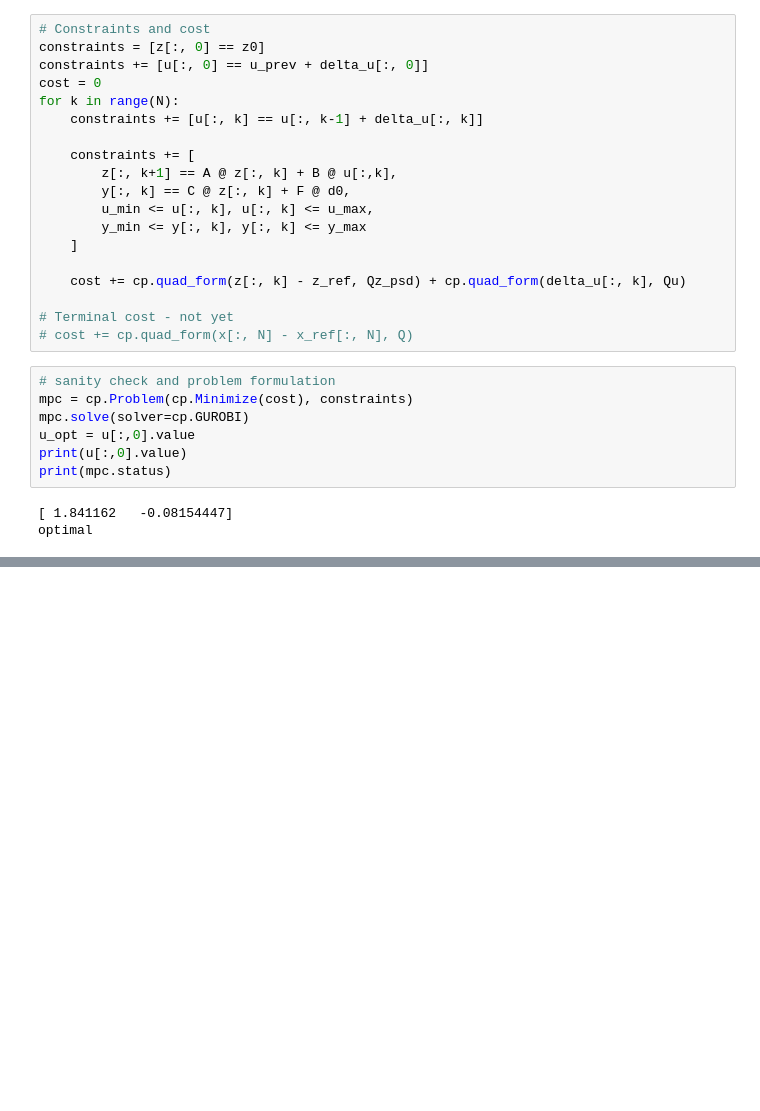
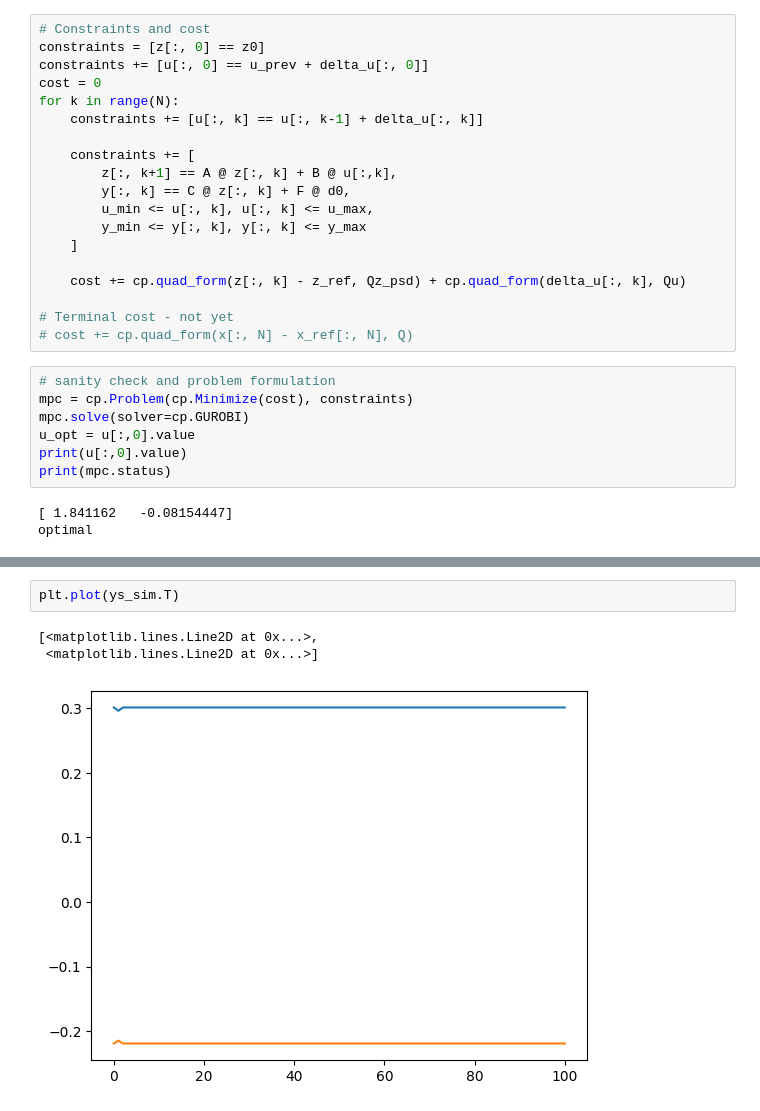
Before and after one commit to PatrikValabek/offset-free-koopman-mpc, a Jupyter notebook: offset_free_C.ipynb, the cells around one changed output, grey strips where cells are left out. Cells and saved outputs as stored; diff of their text form; blank space fills up the shorter version.

```diff
--- a/offset_free_C.ipynb
+++ b/offset_free_C.ipynb
@@ -405,0 +487,6 @@ plt.plot(zs_sim.T)
+# %%
+plt.plot(ys_sim.T)
+# %% [output]
+[<matplotlib.lines.Line2D at 0x...>,
+ <matplotlib.lines.Line2D at 0x...>]
+[figure, added]
```
Also changed, not shown: parts of 10 cells of this notebook, 2 other files.
